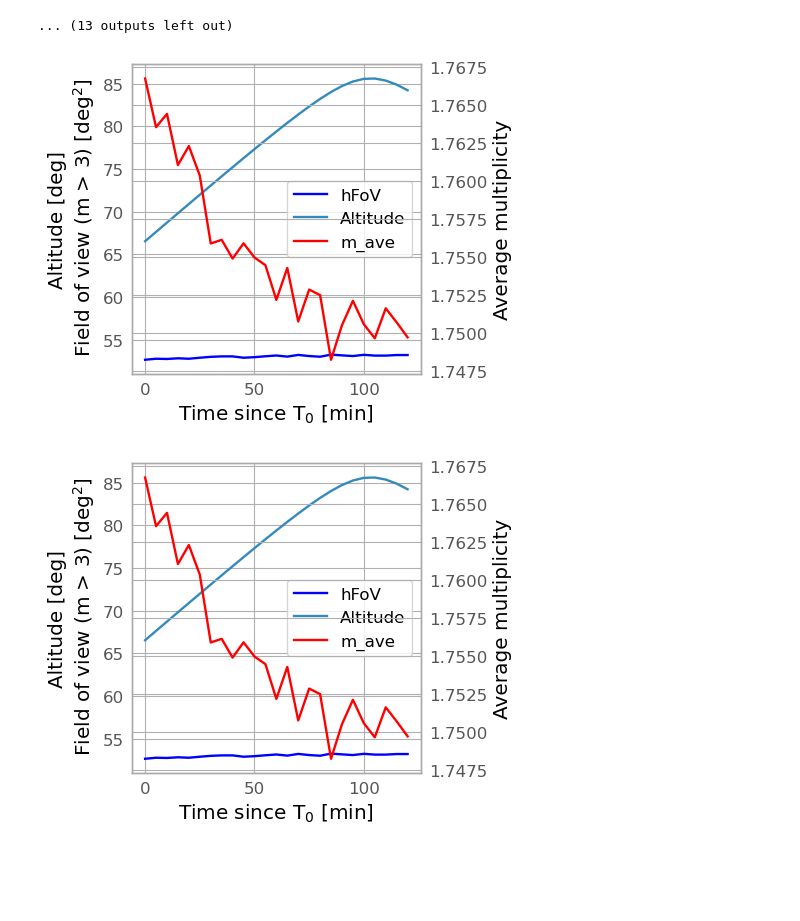
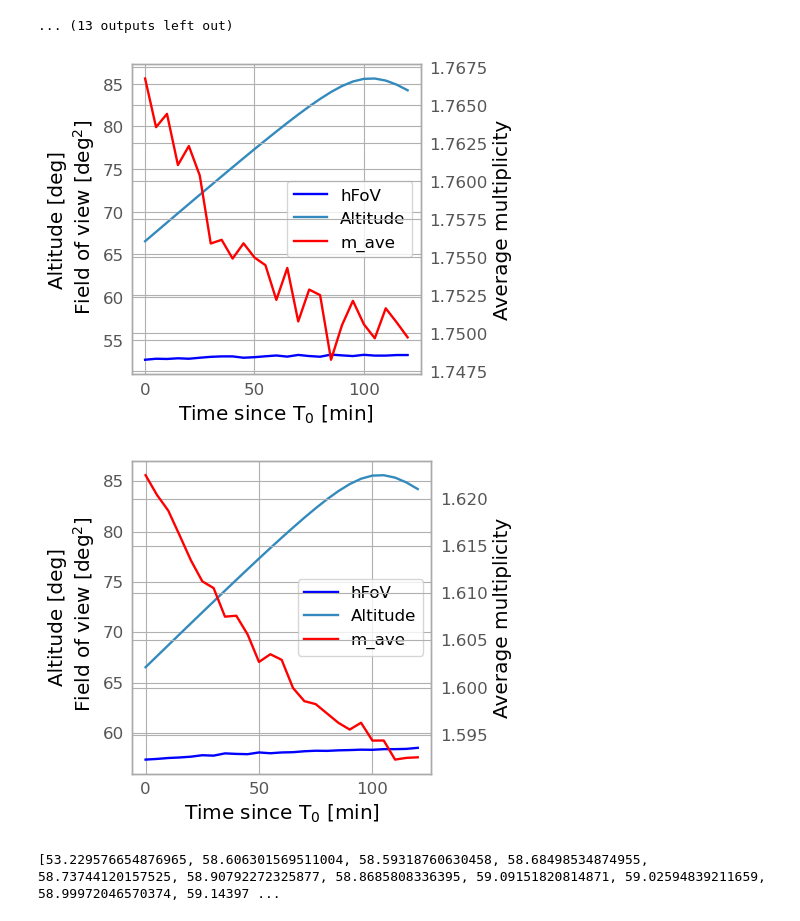
Before and after one commit to SamantaMorales/divtel, a Jupyter notebook: POINTING_TRY.ipynb, the cells around one changed output. Saved outputs shown, nothing was run; the diff lists cells and outputs as text; code cells hidden in the pictures; blank space fills up the shorter version.

Commit message:
pointing and other graphs, still trying to choose the best configuration

```diff
--- a/POINTING_TRY.ipynb
+++ b/POINTING_TRY.ipynb
@@ -49,7 +49,7 @@ cta_2.navigation_plot(label=name_2)
 # %%
 # load the array and tell the code we want o point to the source previously set:
 array = LoadConfig("/Users/macbook/divtel/1_telescope.txt", frame=cta, pointing2src=True)
-array_2 = LoadConfig("/Users/macbook/divtel/1_telescope.txt", frame=cta, pointing2src=True)
+array_2 = LoadConfig("/Users/macbook/divtel/2_telescope.txt", frame=cta, pointing2src=True)
 # WARNING: at this stage we did not declare the divergence value, the code will set it to 0, the default value
 # We can have a look at array.table and notice that all the telescopes are pointing to the same coordinates
 array.table.units='deg'
@@ -185,19 +233,24 @@ Observation time :  2024-02-20T01:25:00.000
 # %%
 array.update_frame(time = '2024-02-20T00:00')
+array_2.update_frame(time = '2024-02-20T00:00')
 print(array.frame.t_obs)
-fov, m_ave = array.hFoV(return_multiplicity=True)
-hFoV = [fov]
-mAve = [m_ave]
+fov_combination, m_ave_combination = array.hFoV_for_2_arrays(array_2=array_2, return_multiplicity=True)
+hFoV_combination = [fov]
+mAve_combination = [m_ave]
 t = [0]
-alt = [array.pointing["alt"].value]
-for i in range(24):
+alt_1 = [array.pointing["alt"].value]
+alt_2 = [array_2.pointing["alt"].value]
+for i in range(44):
     t.append((i+1)*5)
     array.update_frame(delta_t = 5*u.min)
+    array_2.update_frame(delta_t = 5*u.min)
     print(array.frame.t_obs)
-    fov, m_ave = array.hFoV(return_multiplicity=True)
-    hFoV.append(fov)
-    mAve.append(m_ave)
-    alt.append(array.pointing["alt"].value)
+    print(array_2.frame.t_obs)
+    fov_combination, m_ave_combination = array.hFoV_for_2_arrays(array_2=array_2, return_multiplicity=True)
+    hFoV_combination.append(fov_combination)
+    mAve_combination.append(m_ave_combination)
+    alt_1.append(array.pointing["alt"].value)
+    alt_2.append(array_2.pointing["alt"].value)
 # %% [output]
 2024-02-20T00:00:00.000
 2024-02-20T00:05:00.000
@@ -247,7 +311,7 @@ f, ax = plt.subplots(1, 1, figsize=(5,4))
 p1 = ax.plot(t, hFoV, color="b", label="hFoV")
 p2 = ax.plot(t, alt, label="Altitude")
 ax.set_xlabel("Time since T$_{0}$ [min]")
-ax.set_ylabel("Altitude [deg]\n Field of view (m > 3) [deg$^2$]", multialignment='center')
+ax.set_ylabel("Altitude [deg]\n Field of view [deg$^2$]", multialignment='center')
 
 ax2 = ax.twinx()
 p3 = ax2.plot(t, mAve, color="r", label="m_ave")
@@ -257,20 +321,24 @@ ps = p1+p2+p3
 ax.legend(ps, [p.get_label() for p in ps], loc=5)
 plt.show(block=False)
 # %% [output]
-[figure, old version]
+[figure, new version]
 # %%
 f, ax = plt.subplots(1, 1, figsize=(5,4))
 p1 = ax.plot(t, hFoV_2, color="b", label="hFoV")
 p2 = ax.plot(t, alt_2, label="Altitude")
 ax.set_xlabel("Time since T$_{0}$ [min]")
-ax.set_ylabel("Altitude [deg]\n Field of view (m > 3) [deg$^2$]", multialignment='center')
+ax.set_ylabel("Altitude [deg]\n Field of view [deg$^2$]", multialignment='center')
 
 ax2 = ax.twinx()
 p3 = ax2.plot(t, mAve_2, color="r", label="m_ave")
 ax2.set_ylabel("Average multiplicity")
 plt.tight_layout()
 ps = p1+p2+p3
 ax.legend(ps, [p.get_label() for p in ps], loc=5)
 plt.show(block=False)
 # %% [output]
-[figure, old version]
+[figure, new version]
+# %%
+print( hFoV_combination)
+# %% [output]
+[53.229576654876965, 58.606301569511004, 58.59318760630458, 58.68498534874955, 58.73744120157525, 58.90792272325877, 58.8685808336395, 59.09151820814871, 59.02594839211659, 58.99972046570374, 59.14397 ...
```
Also changed, not shown: parts of 8 cells of this notebook, 1 other file.
